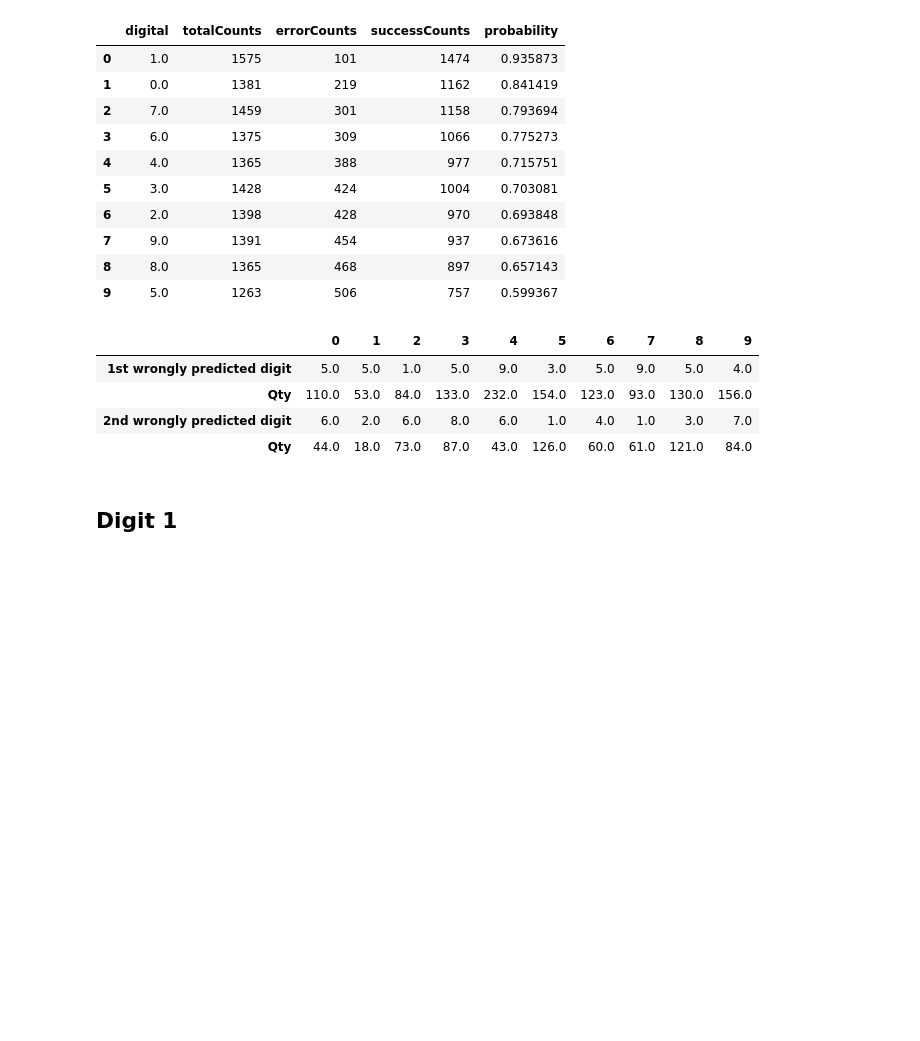
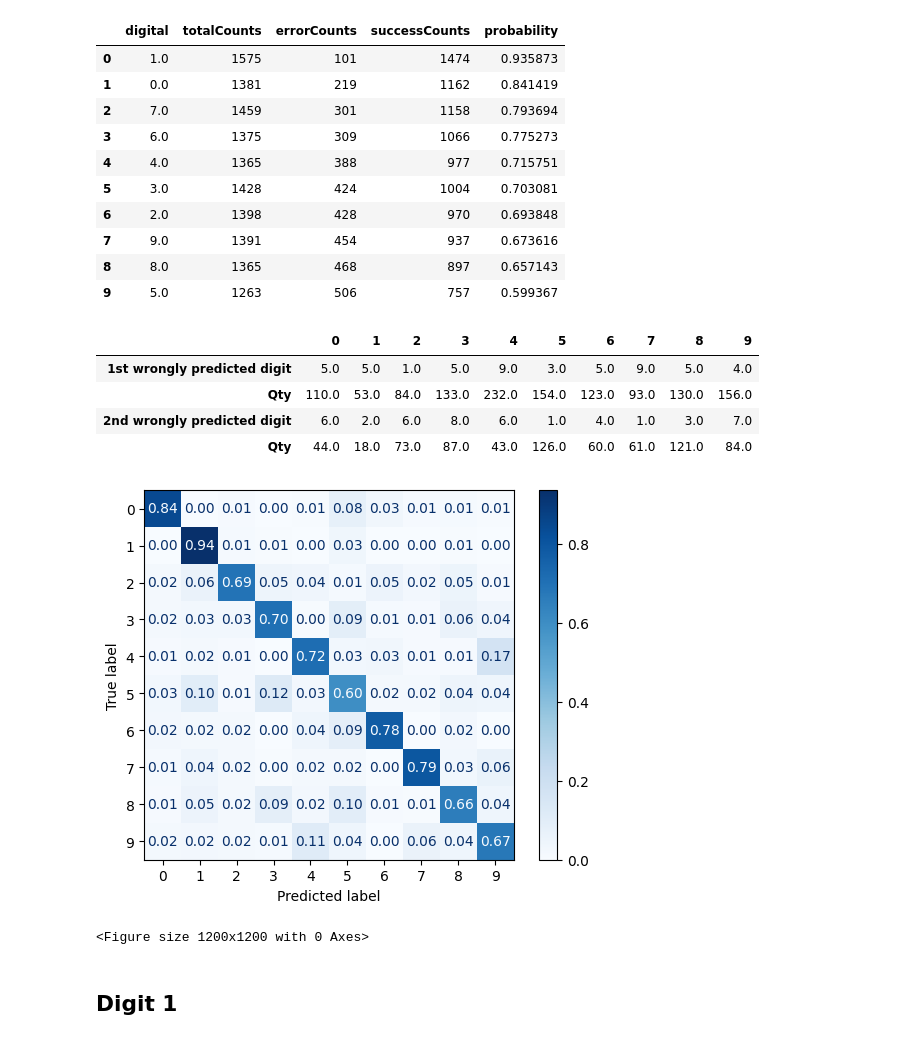
Before and after one commit to w114050009-maker/MathAnalysisDataSci, a Jupyter notebook: DataSciMath_HW2_HandWrittenClf(MNIST).ipynb, the cells around one changed output. Saved outputs shown, nothing was run; the diff lists cells and outputs as text; code cells hidden in the pictures; blank space fills up the shorter version.

Commit message:
Add confusion matrix

```diff
--- a/DataSciMath_HW2_HandWrittenClf(MNIST).ipynb
+++ b/DataSciMath_HW2_HandWrittenClf(MNIST).ipynb
@@ -7,13 +7,19 @@ import matplotlib.pyplot as plt
 import numpy as np
 import os
 import pandas as pd
-# %%
-from scipy.io import loadmat
-import shutil
-
-try:
-    mnist = loadmat("dataset/mnist-original.mat")
-except FileNotFoundError:
-    print("File not found")
-finally:
-    pass
+# %%
+from scipy.io import loadmat
+from google.colab import drive
+import shutil
+
+local_path = "dataset/mnist-original.mat"
+drive_path = "/content/drive/MyDrive/Colab Notebooks/mathAnalysis/mnist-original.mat"
+
+# 先看本地是否有檔案
+if os.path.exists(local_path):
+    print("Loading local MNIST file...")
+    mnist = loadmat(local_path)
+else:
+    print("Local file not found, loading from Google Drive...")
+    drive.mount('/content/drive')
+    mnist = loadmat(drive_path)
@@ -604,6 +612,17 @@ error_df
 | Qty | 110.0 | 53.0 | 84.0 | 133.0 | 232.0 | 154.0 | 123.0 | 93.0 | 130.0 | 156.0 |
 | 2nd wrongly predicted digit | 6.0 | 2.0 | 6.0 | 8.0 | 6.0 | 1.0 | 4.0 | 1.0 | 3.0 | 7.0 |
 | Qty | 44.0 | 18.0 | 73.0 | 87.0 | 43.0 | 126.0 | 60.0 | 61.0 | 121.0 | 84.0 |
+# %%
+from sklearn.metrics import confusion_matrix, ConfusionMatrixDisplay
+
+cm = confusion_matrix(x_Test_Prediction['digital'], x_Test_Prediction['prediction'], normalize='true')
+disp = ConfusionMatrixDisplay(confusion_matrix=cm)
+disp.plot(cmap="Blues", values_format=".2f")
+plt.figure(figsize=(12, 12))
+plt.show()
+# %% [output]
+[figure, added]
+<Figure size 1200x1200 with 0 Axes>
 # %% [markdown]
 ## Digit 1
 # %%
```
Also changed, not shown: parts of 13 cells of this notebook.
